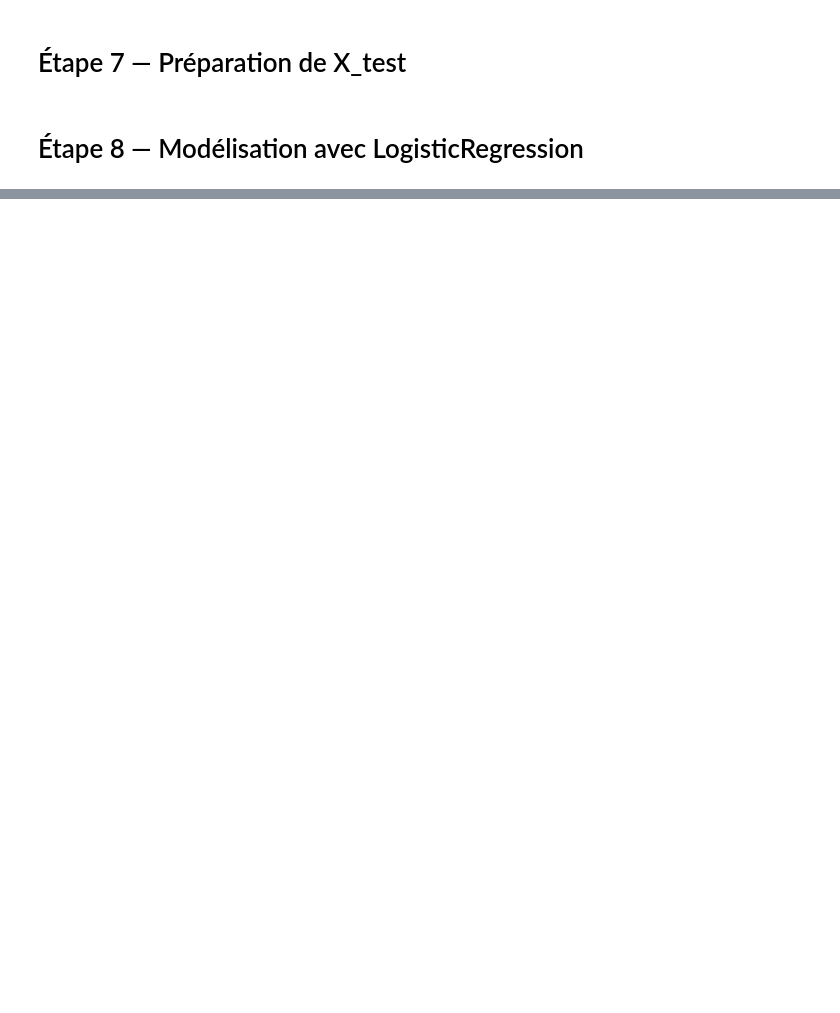
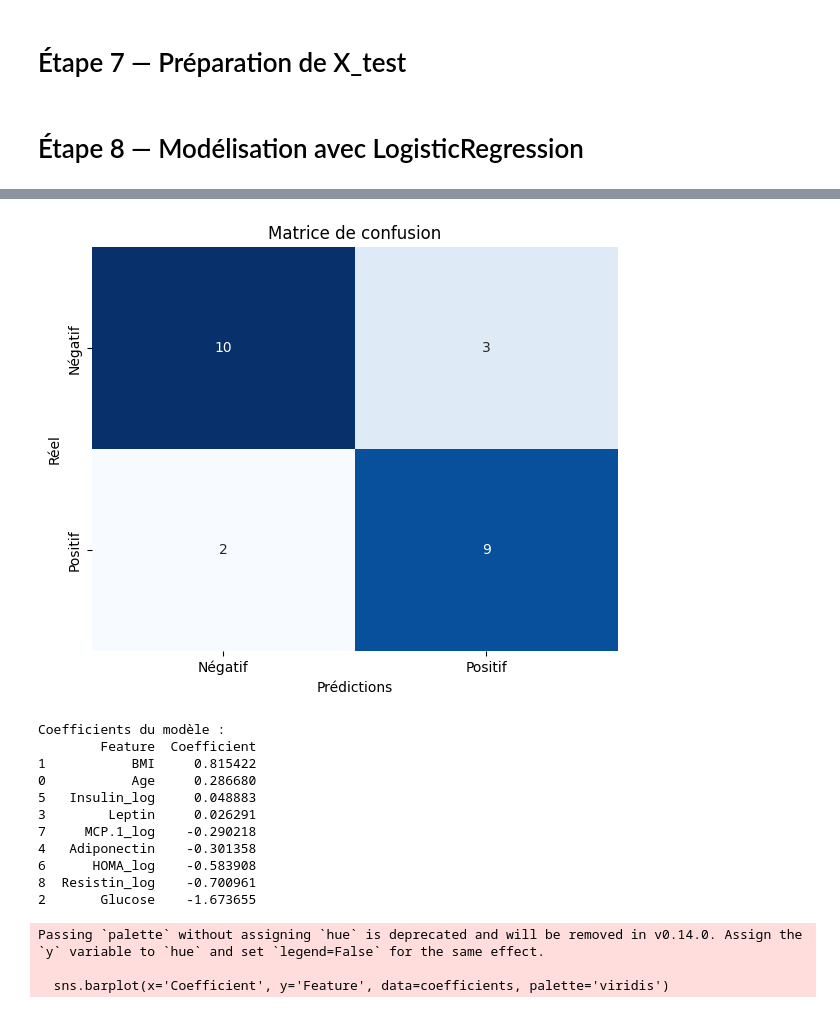
Before and after one commit to ErwanR123/breast-cancer-detection, a Jupyter notebook: logistic_regression.ipynb, the cells around one changed output, grey strips where cells are left out. Drawn from its saved outputs; the diff is of its cells as text; code cells hidden in the pictures; blank space fills up the shorter version.

```diff
--- a/logistic_regression.ipynb
+++ b/logistic_regression.ipynb
@@ -289,0 +305,67 @@ y_pred = mod_logReg.predict(X_test_scaled)
+# %%
+# Matrice de confusion
+from sklearn.metrics import confusion_matrix
+cm = confusion_matrix(y_test, y_pred)
+plt.figure(figsize=(6, 5))
+sns.heatmap(cm, annot=True, fmt='d', cmap='Blues', cbar=False,
+            xticklabels=['Négatif', 'Positif'], yticklabels=['Négatif', 'Positif'])
+plt.title("Matrice de confusion")
+plt.xlabel("Prédictions")
+plt.ylabel("Réel")
+plt.tight_layout()
+plt.show()
+
+
+# Coefficients du modèle
+coefficients = pd.DataFrame({
+    'Feature': X_train_scaled.columns,
+    'Coefficient': logreg_simple.coef_[0]
+}).sort_values(by='Coefficient', ascending=False)
+print("\nCoefficients du modèle :")
+print(coefficients)
+# Visualisation des coefficients
+plt.figure(figsize=(10, 6))
+sns.barplot(x='Coefficient', y='Feature', data=coefficients, palette='viridis')
+plt.title("Coefficients du modèle de régression logistique")
+plt.xlabel("Coefficient")
+plt.ylabel("Feature")
+plt.tight_layout()
+plt.show()
+
+#Courbe ROC et AUC
+from sklearn.metrics import roc_curve, auc
+# Calcul des probabilités de prédiction
+y_proba = logreg_simple.predict_proba(X_test_scaled)[:, 1]
+# Calcul de la courbe ROC
+fpr, tpr, thresholds = roc_curve(y_test, y_proba)
+# Calcul de l'AUC
+roc_auc = auc(fpr, tpr)
+# Affichage de la courbe ROC
+plt.figure(figsize=(8, 6))
+plt.plot(fpr, tpr, color='blue', label=f'AUC = {roc_auc:.2f}')
+plt.plot([0, 1], [0, 1], color='red', linestyle='--')  # Diagonale
+plt.title('Courbe ROC')
+plt.xlabel('Taux de faux positifs (FPR)')
+plt.ylabel('Taux de vrais positifs (TPR)')
+plt.xlim([0.0, 1.0])
+plt.ylim([0.0, 1.05])
+plt.grid()
+plt.legend(loc='lower right')
+plt.tight_layout()
+plt.show()
+# %% [output]
+[figure, added]
+Coefficients du modèle :
+        Feature  Coefficient
+1           BMI     0.815422
+0           Age     0.286680
+5   Insulin_log     0.048883
+3        Leptin     0.026291
+7     MCP.1_log    -0.290218
+4   Adiponectin    -0.301358
+6      HOMA_log    -0.583908
+8  Resistin_log    -0.700961
+2       Glucose    -1.673655
+Passing `palette` without assigning `hue` is deprecated and will be removed in v0.14.0. Assign the `y` variable to `hue` and set `legend=False` for the same effect.
+
+  sns.barplot(x='Coefficient', y='Feature', data=coefficients, palette='viridis')
```
Also changed, not shown: parts of 24 cells of this notebook.
